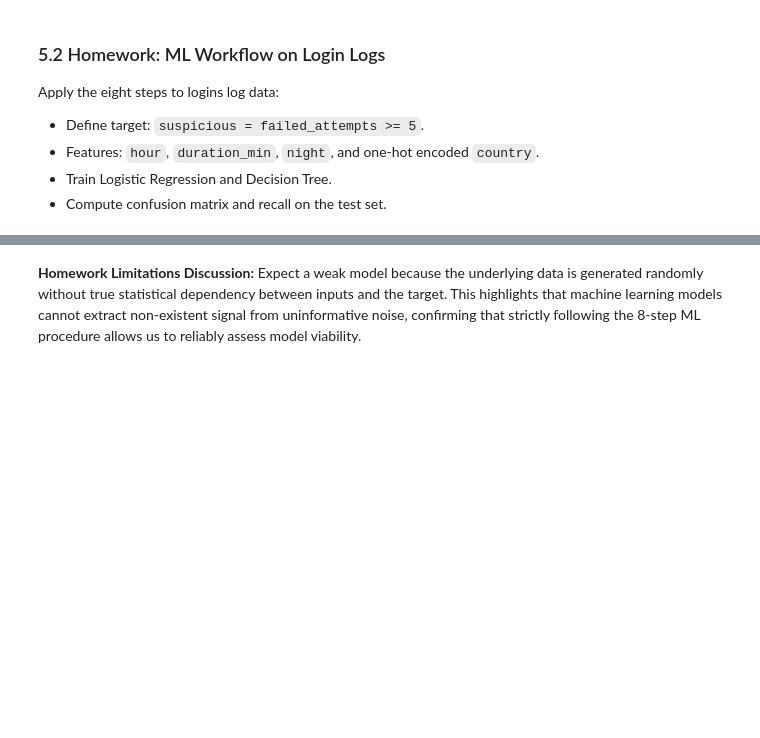
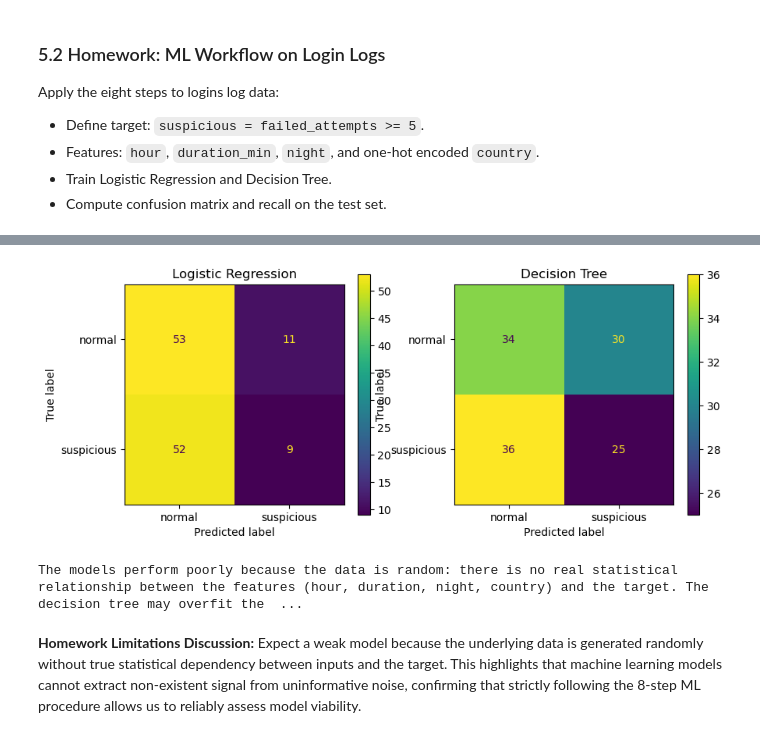
Before and after one commit to abderrahmaneimlouli/MLDLS_Labs, a Jupyter notebook: TP2_Scikit_learn_Workflow.ipynb, the cells around one changed output, grey strips where cells are left out. Cells and saved outputs as stored; diff of their text form; code cells hidden in the pictures; blank space fills up the shorter version.

```diff
--- a/TP2_Scikit_learn_Workflow.ipynb
+++ b/TP2_Scikit_learn_Workflow.ipynb
@@ -288,32 +418,59 @@ logins_clean = pd.DataFrame({
 
 # 1. Target definition
 # logins_clean["suspicious"] = ...
+from sklearn.linear_model import LogisticRegression
+from sklearn.tree import DecisionTreeClassifier
+from sklearn.metrics import confusion_matrix, recall_score
+
+# 1. Target
+logins_clean["suspicious"] = (logins_clean["failed_attempts"] >= 5).astype(int)
 
 # 2. Features and One-Hot Encoding
 # X_hw = ...
 # X_hw = ...
 # y_hw = ...
+# (failed_attempts is excluded: it defines the target, so including it would leak it)
+X_hw = logins_clean[["hour", "duration_min", "night", "country"]]
+X_hw = pd.get_dummies(X_hw, columns=["country"])
+y_hw = logins_clean["suspicious"]
 
 # 3. Split then scale
 # X_hw_train, X_hw_test, y_hw_train, y_hw_test = ...
 # scaler_hw = ...
+# 3. Split then scale
+X_hw_train, X_hw_test, y_hw_train, y_hw_test = train_test_split(
+    X_hw, y_hw, test_size=0.25, random_state=42, stratify=y_hw
+)
+scaler_hw = StandardScaler()
 
 # X_hw_train_s =
 # X_hw_test_s =
+X_hw_train_s = scaler_hw.fit_transform(X_hw_train)
+X_hw_test_s = scaler_hw.transform(X_hw_test)
 
 # 4 & 5. Train models
 # log_reg_hw = LogisticRegression...
 # tree_hw = DecisionTreeClassifier...
+log_reg_hw = LogisticRegression(max_iter=1000).fit(X_hw_train_s, y_hw_train)
+tree_hw = DecisionTreeClassifier(random_state=42).fit(X_hw_train, y_hw_train)
 
 # 6. Evaluate
 # y_pred_log_hw = ...
 # y_pred_tree_hw = ...
+y_pred_log_hw = log_reg_hw.predict(X_hw_test_s)
+y_pred_tree_hw = tree_hw.predict(X_hw_test)
 
 # cm_log_hw = confusion_matrix...
 # cm_tree_hw = confusion_matrix...
+cm_log_hw = confusion_matrix(y_hw_test, y_pred_log_hw)
+cm_tree_hw = confusion_matrix(y_hw_test, y_pred_tree_hw)
+print("Confusion matrix (LogReg):\n", cm_log_hw)
+print("Confusion matrix (Tree):\n", cm_tree_hw)
 
 # recall_log_hw = recall_score...
 # recall_tree_hw = recall_score...
+recall_log_hw = recall_score(y_hw_test, y_pred_log_hw)
+recall_tree_hw = recall_score(y_hw_test, y_pred_tree_hw)
 
 print("Logistic Regression - Recall:", round(recall_log_hw, 3))
 print("Decision Tree - Recall:      ", round(recall_tree_hw, 3))
@@ -326,3 +488,26 @@ print("Decision Tree - Recall:      ", round(recall_tree_hw, 3))
+# %%
+# Write your code here
+from sklearn.metrics import ConfusionMatrixDisplay
+
+fig, axes = plt.subplots(1, 2, figsize=(10, 4))
+ConfusionMatrixDisplay(cm_log_hw, display_labels=["normal", "suspicious"]).plot(ax=axes[0])
+axes[0].set_title("Logistic Regression")
+ConfusionMatrixDisplay(cm_tree_hw, display_labels=["normal", "suspicious"]).plot(ax=axes[1])
+axes[1].set_title("Decision Tree")
+plt.show()
+# %% [output]
+[figure, added]
+# %%
+# Write your code here
+homework_discussion = (
+    "The models perform poorly because the data is random: there is no real "
+    "statistical relationship between the features (hour, duration, night, country) "
+    "and the target. The decision tree may overfit the noise (high train score, low test score), "
+    "while logistic regression stays near chance level. ML cannot extract signal that does not exist."
+)
+print(homework_discussion)
+# %% [output]
+The models perform poorly because the data is random: there is no real statistical relationship between the features (hour, duration, night, country) and the target. The decision tree may overfit the  ...
 # %% [markdown]
 **Homework Limitations Discussion:**
 Expect a weak model because the underlying data is generated randomly without true statistical dependency between inputs and the target. This highlights that machine learning models cannot extract non-existent signal from uninformative noise, confirming that strictly following the 8-step ML procedure allows us to reliably assess model viability.
```
Also changed, not shown: parts of 27 cells of this notebook, 3 other files.
